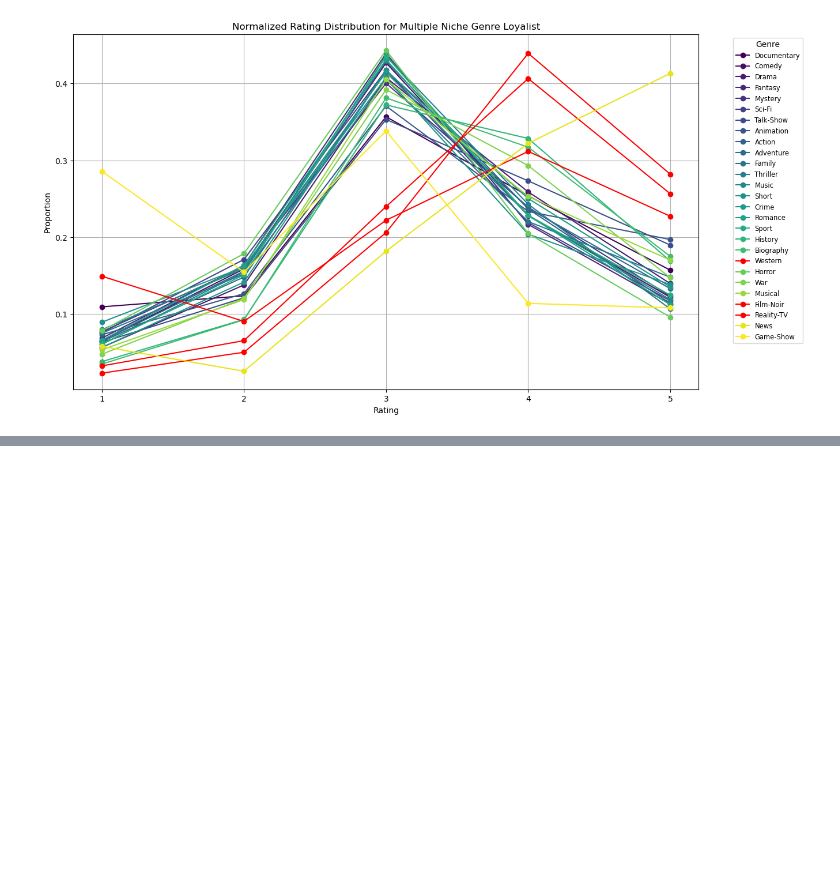
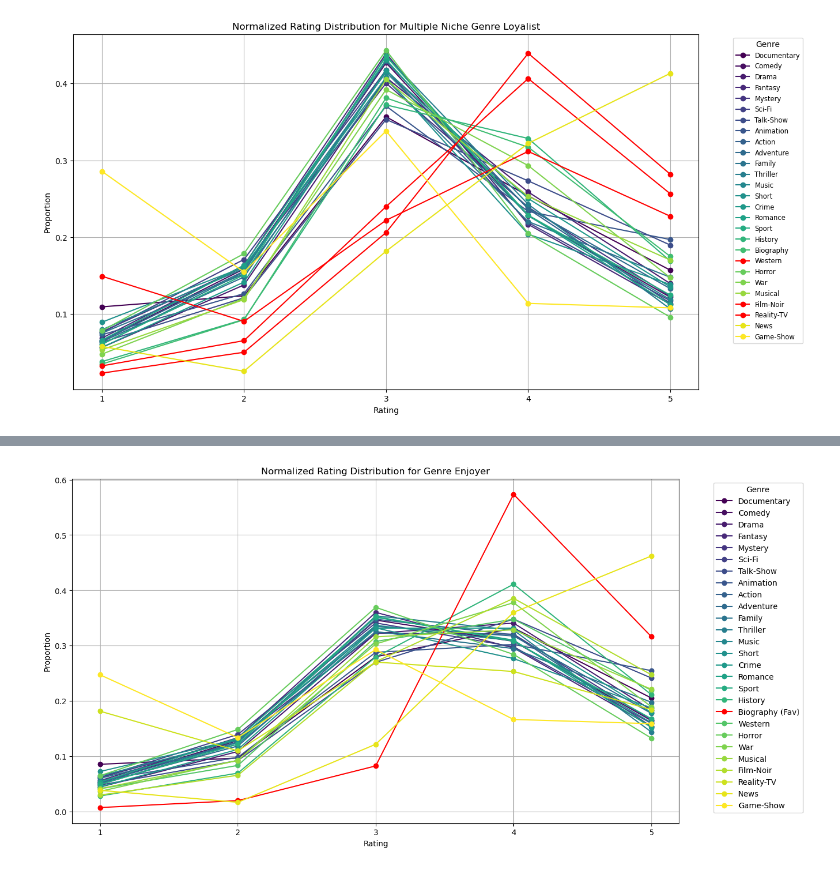
Before and after one commit to KahaanGandhi/multi-armed-bandits, a Jupyter notebook: netflix-recommendations/user-profiles.ipynb, the cells around one changed output, grey strips where cells are left out. Drawn from its saved outputs; the diff is of its cells as text; code cells hidden in the pictures; blank space fills up the shorter version.

Commit message:
data mining done. framing profiles...

```diff
--- a/netflix-recommendations/user-profiles.ipynb
+++ b/netflix-recommendations/user-profiles.ipynb
@@ -331,0 +379,3 @@ plt.show()
+# %%
+genre_list = df_exploded['Genres'].unique().tolist()
+print("Genre List:", genre_list)
@@ -331,0 +384,76 @@ plt.show()
+# %%
+# TODO: fix names. Reward distribution, the variables in general...
+# TODO: move the generic distribution outside...
+# TODO: initialize more things, referencing LinUCB
+# TODO: fine turn bias factor
+
+class GenreEnjoyer:
+    def __init__(self, genre_list, ratings_data):
+        """
+        Initializes a Genre Enjoyer with a random favorite genre and creates a biased payoff distribution for that genre.
+
+        :param genre_list: List of all possible genres (List of strings).
+        :param ratings_data: DataFrame with columns ['Genres', 'Rating'] containing the entire dataset.
+        """
+        self.favorite_genre = np.random.choice(genre_list)  # Randomly select the favorite genre
+        self.payoff_distributions = self.create_payoff_distributions(ratings_data, genre_list)
+        self.plot_distributions(genre_list)  # Plot the distributions
+
+    def create_payoff_distributions(self, ratings_data, genre_list):
+        """
+        Creates a normalized payoff distribution for each genre, with a bias applied to the favorite genre.
+
+        :param ratings_data: DataFrame as described in the initializer.
+        :return: Dictionary of payoff distributions per genre.
+        """
+        distributions = {}
+        for genre in genre_list:
+            subset = list(ratings_data[ratings_data['Genres'] == genre]['Rating'])
+            rating_counts = {}
+            for rating in range(1, 6):
+                rating_counts[rating] = subset.count(rating)
+
+            if genre == self.favorite_genre:
+                # Apply a bias to ratings 4 and 5 for the favorite genre
+                bias_factor = 5
+                rating_counts[4] *= bias_factor
+                rating_counts[5] *= bias_factor
+
+            # Normalize counts to create a probability distribution
+            total_counts = sum(rating_counts.values())
+            normalized_counts = {rating: count / total_counts for rating, count in rating_counts.items()}
+
+            # Store the normalized distribution in the dictionary
+            distributions[genre] = normalized_counts
+
+        return distributions
+
+    def plot_distributions(self, genre_list):
+        """
+        Plots the normalized rating distribution for each genre.
+        """
+        plt.figure(figsize=(14, 8))
+        colors = plt.cm.viridis(np.linspace(0, 1, len(genre_list)))
+
+        for genre, color in zip(genre_list, colors):
+            if genre in self.payoff_distributions:
+                ratings = list(self.payoff_distributions[genre].keys())
+                probabilities = list(self.payoff_distributions[genre].values())
+                if genre == self.favorite_genre:
+                    plt.plot(ratings, probabilities, '-o', label=genre + " (Fav)", color="red")
+                else:
+                    plt.plot(ratings, probabilities, '-o', label=genre, color=color)
+
+        plt.title('Normalized Rating Distribution for Genre Enjoyer')
+        plt.xlabel('Rating')
+        plt.ylabel('Proportion')
+        plt.xticks(range(1, 6))
+        plt.legend(title='Genre', bbox_to_anchor=(1.05, 1), loc='upper left')
+        plt.grid(True)
+        plt.show()
+
+# Example usage
+genre_list = df_exploded['Genres'].unique().tolist()
+viewer = GenreEnjoyer(genre_list, df_exploded)
+# %% [output]
+[figure, added]
```
Also changed, not shown: parts of 7 cells of this notebook.
